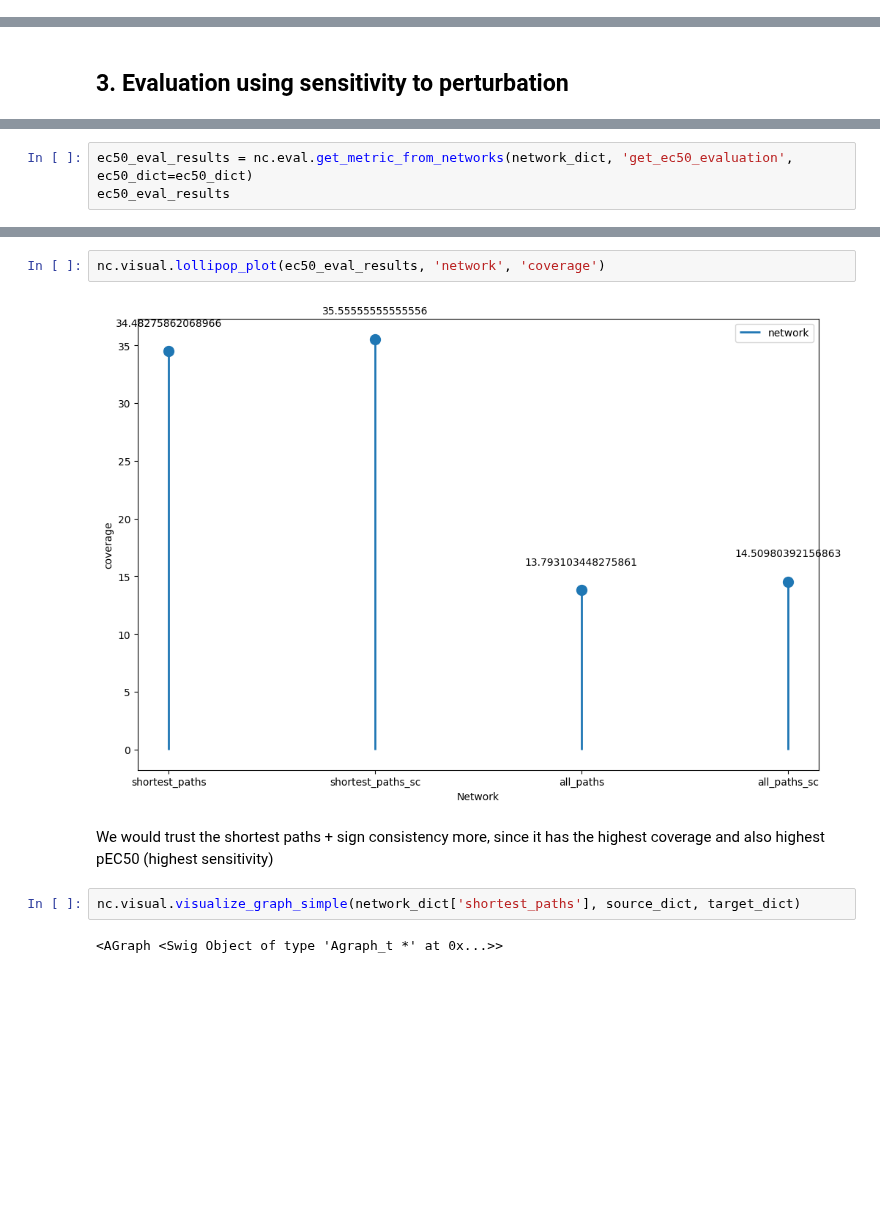
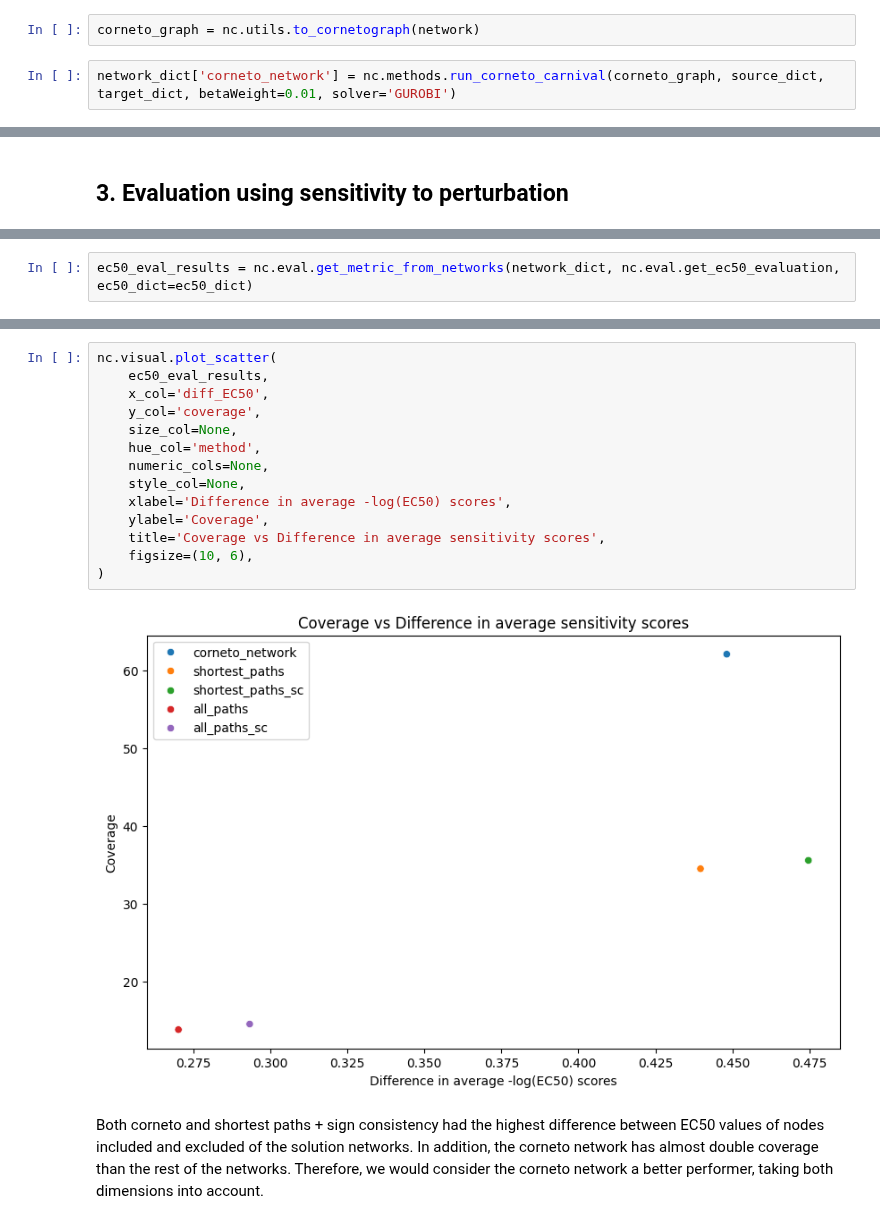
Before and after one commit to saezlab/networkcommons, a Jupyter notebook: docs/src/vignettes/3_evaluation_decryptm.ipynb, the cells around one changed output, grey strips where cells are left out. Drawn from its saved outputs; the diff is of its cells as text; blank space fills up the shorter version.

```diff
--- a/docs/src/vignettes/3_evaluation_decryptm.ipynb
+++ b/docs/src/vignettes/3_evaluation_decryptm.ipynb
@@ -193,2 +150,6 @@ network = nc.utils.network_from_df(network_df)
 # %%
 network_dict = {}
+# %%
+corneto_graph = nc.utils.to_cornetograph(network)
+# %%
+network_dict['corneto_network'] = nc.methods.run_corneto_carnival(corneto_graph, source_dict, target_dict, betaWeight=0.01, solver='GUROBI')
@@ -205,3 +186,2 @@ network_dict['all_paths_sc'], all_paths_sc = nc.methods.run_sign_consistency(net
 # %%
-ec50_eval_results = nc.eval.get_metric_from_networks(network_dict, 'get_ec50_evaluation', ec50_dict=ec50_dict)
-ec50_eval_results
+ec50_eval_results = nc.eval.get_metric_from_networks(network_dict, nc.eval.get_ec50_evaluation, ec50_dict=ec50_dict)
@@ -222,10 +188,18 @@ nc.visual.lollipop_plot(ec50_eval_results, 'network', 'avg_EC50_out')
-# %%
-nc.visual.lollipop_plot(ec50_eval_results, 'network', 'coverage')
-# %% [output]
-[figure, removed]
-# %% [markdown]
-We would trust the shortest paths + sign consistency more, since it has the highest coverage and also highest pEC50 (highest sensitivity)
-# %%
-nc.visual.visualize_graph_simple(network_dict['shortest_paths'], source_dict, target_dict)
-# %% [output]
-<AGraph <Swig Object of type 'Agraph_t *' at 0x...>>
+# %%
+nc.visual.plot_scatter(
+    ec50_eval_results,
+    x_col='diff_EC50',
+    y_col='coverage',
+    size_col=None,
+    hue_col='method',
+    numeric_cols=None,
+    style_col=None,
+    xlabel='Difference in average -log(EC50) scores',
+    ylabel='Coverage',
+    title='Coverage vs Difference in average sensitivity scores',
+    figsize=(10, 6),
+)
+# %% [output]
+[figure, added]
+# %% [markdown]
+Both corneto and shortest paths + sign consistency had the highest difference between EC50 values of nodes included and excluded of the solution networks. In addition, the corneto network has almost double coverage than the rest of the networks. Therefore, we would consider the corneto network a better performer, taking both dimensions into account.
```
Also changed, not shown: parts of 22 cells of this notebook.
